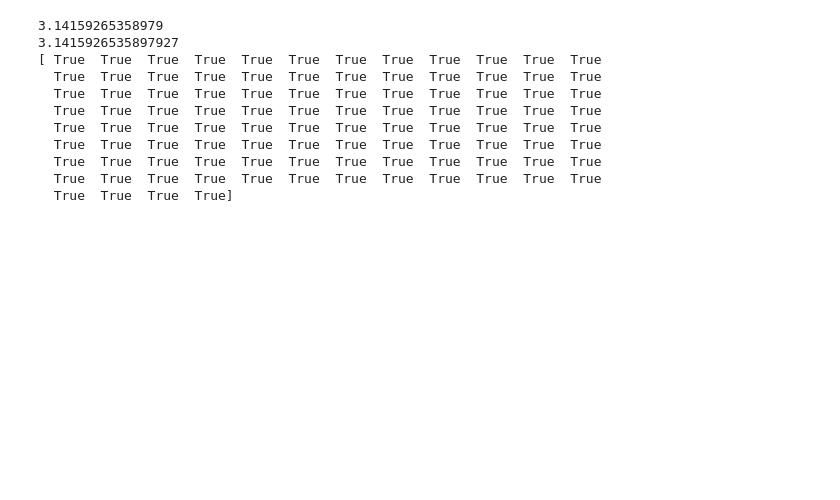
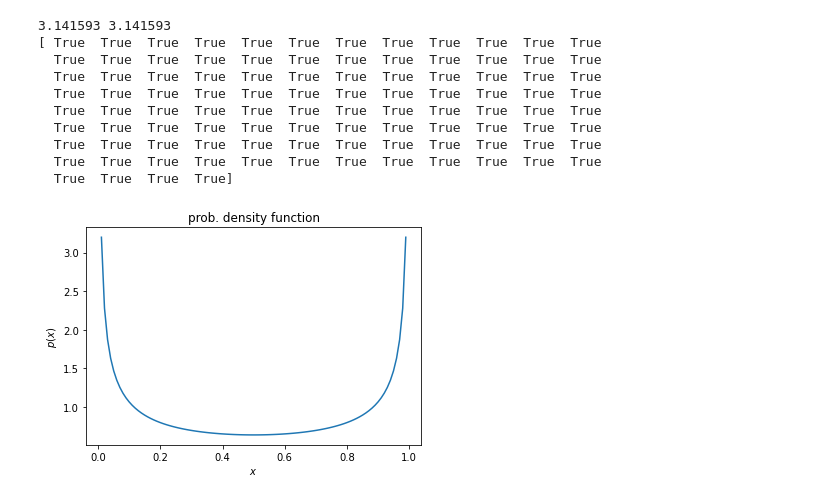
Before and after one commit to dy9296/basic_stats, a Jupyter notebook: dist_main.ipynb, the cells around one changed output. Cells and saved outputs as stored; diff of their text form; code cells hidden in the pictures; blank space fills up the shorter version.

```diff
--- a/dist_main.ipynb
+++ b/dist_main.ipynb
@@ -30,27 +73,31 @@ print(result.round(6) == answer.round(6))
 # %%
 # beta distribuiton
 
 from distribution import beta as beta_dist
-from scipy.special import beta
 
-print(beta_dist(0.5, 0.5).function())
-print(beta(0.5, 0.5))
+from scipy.special import beta as beta_fun
+from scipy.stats import beta as beta_ans
 
+# beta function
+print(beta_dist(0.5, 0.5).function().round(6), beta_fun(0.5, 0.5).round(6))
+
+# beta pdf
 var_x = np.linspace(0.01, 0.99, 100)
 
 result = beta_dist(0.5, 0.5).pdf(var_x)
-answer = (1 / beta(0.5, 0.5)) * var_x ** (0.5 - 1) * (1 - var_x) ** (0.5 - 1)
+answer = beta_ans(0.5, 0.5).pdf(var_x)
 
 print(result.round(6) == answer.round(6))
+plot_pdf(var_x, result)
 # %% [output]
-3.14159265358979
-3.1415926535897927
+3.141593 3.141593
 [ True  True  True  True  True  True  True  True  True  True  True  True
   True  True  True  True  True  True  True  True  True  True  True  True
   True  True  True  True  True  True  True  True  True  True  True  True
   True  True  True  True  True  True  True  True  True  True  True  True
   True  True  True  True  True  True  True  True  True  True  True  True
   True  True  True  True  True  True  True  True  True  True  True  True
   True  True  True  True  True  True  True  True  True  True  True  True
   True  True  True  True  True  True  True  True  True  True  True  True
   True  True  True  True]
+[figure, added]
```
Also changed, not shown: parts of 4 cells of this notebook, 1 other file.
